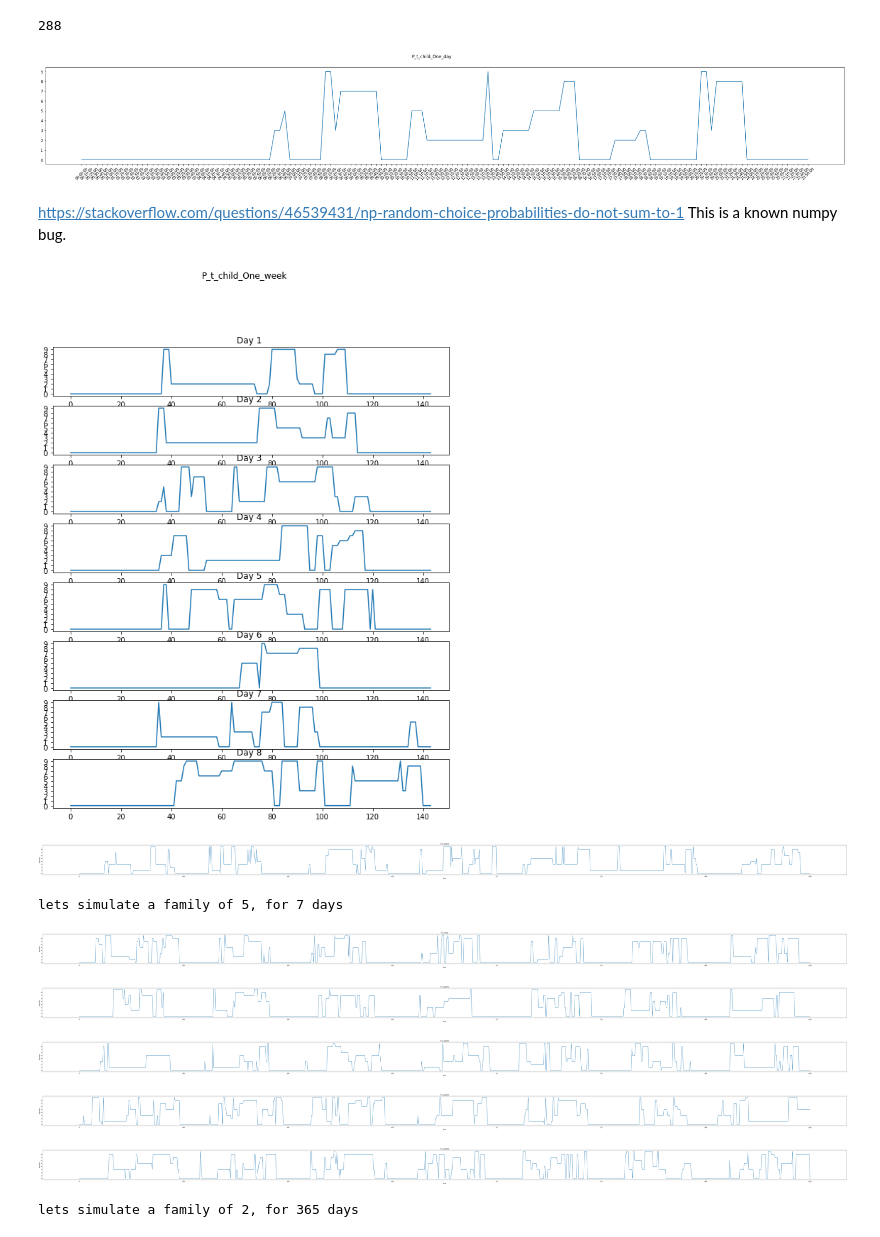
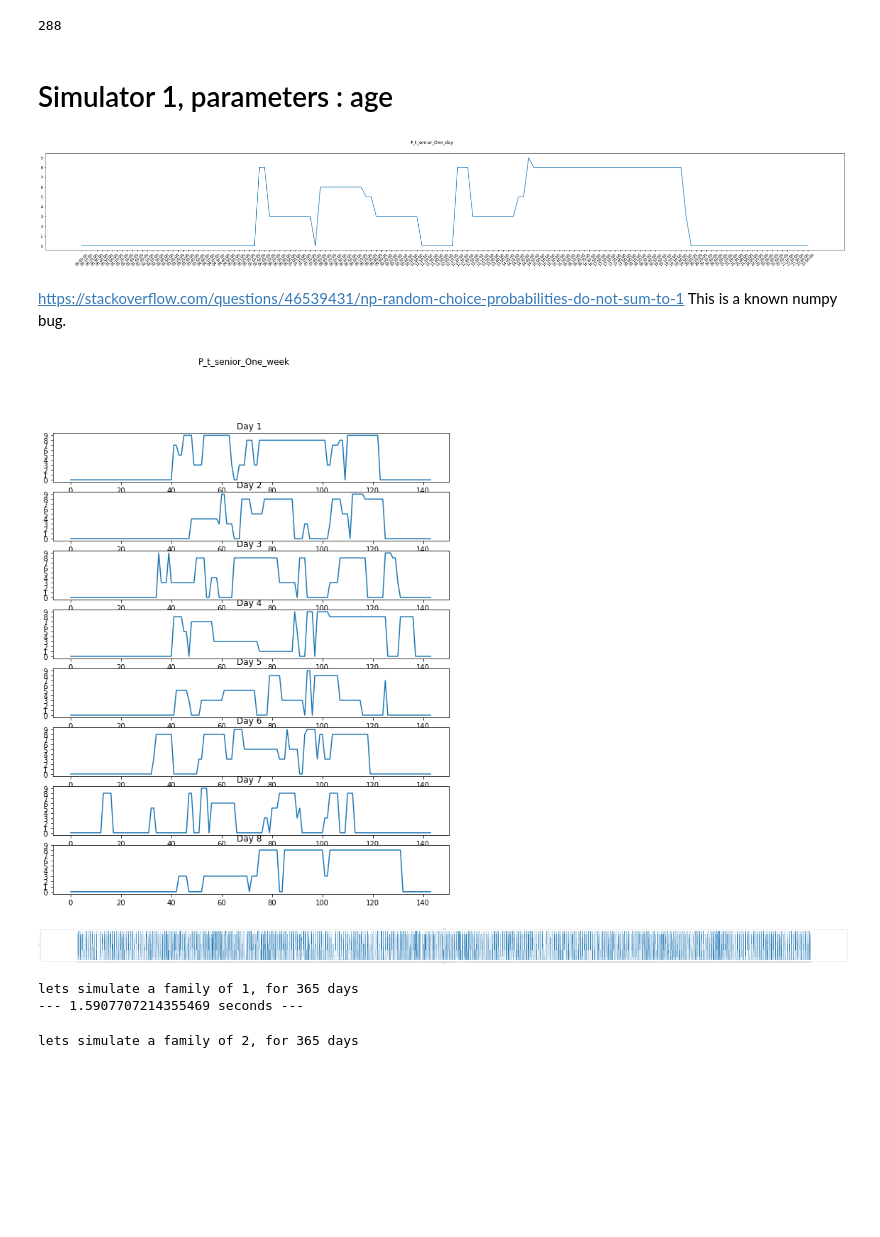
Before and after one commit to arita89/02443-SimSolarEnergy, a Jupyter notebook: code/MarkovChain.ipynb, the cells around one changed output. Cells and saved outputs as stored; diff of their text form; code cells hidden in the pictures; blank space fills up the shorter version.

```diff
--- a/code/MarkovChain.ipynb
+++ b/code/MarkovChain.ipynb
@@ -290,22 +308,22 @@ all_test_df_labels = ['test_df_child','test_df_adult1','test_df_adult2','test_df
     #P_t_senior = pickle.load(f)
     #print(P_t_senior.shape)
 
-with open('21-06-2020_11-20-39_P_t_child.pkl','rb') as f:
+with open('23-06-2020_09-18-48_P_t_child.pkl','rb') as f:
     P_t_child = pickle.load(f)
 
-with open( '21-06-2020_11-20-39_P_t_adult1.pkl','rb') as f:
+with open( '23-06-2020_09-18-48_P_t_adult1.pkl','rb') as f:
     P_t_adult1 = pickle.load(f)
 
-with open('21-06-2020_11-20-39_P_t_adult2.pkl','rb') as f:
+with open('23-06-2020_09-18-48_P_t_adult2.pkl','rb') as f:
     P_t_adult2 = pickle.load(f)
 
-with open('21-06-2020_11-20-39_P_t_adult3.pkl','rb') as f:
+with open('23-06-2020_09-18-48_P_t_adult3.pkl','rb') as f:
     P_t_adult3 = pickle.load(f)
 
-with open('21-06-2020_11-20-39_P_t_adult4.pkl','rb') as f:
+with open('23-06-2020_09-18-48_P_t_adult4.pkl','rb') as f:
     P_t_adult4 = pickle.load(f)
 
-with open('21-06-2020_11-20-39_P_t_senior.pkl','rb') as f:
+with open('23-06-2020_09-18-48_P_t_senior.pkl','rb') as f:
     P_t_senior = pickle.load(f)
 # %%
 #append all P_t in one vector
@@ -607,3 +537,5 @@ len(T*2)
 #max(T)
 # %% [output]
 288
+# %% [markdown]
+# Simulator 1, parameters : age
@@ -612,8 +652,10 @@ len(T*2)
 # note: at time it returns error because the sum of the row of P_t[t given] [j initial state] is not 1.
 # this shouldnt be possible. there must always be one state to move to (at least the same state!)
 # how to catch why some lines at t = 0 are all zeros?
-transitionMatrix = all_P_t[0]
-title = all_P_t_labels[0]+'_One_day'
+i = 5
+
+transitionMatrix = all_P_t[i]
+title = all_P_t_labels[i]+'_One_day'
 activityList = activity_forecast(transitionMatrix,0)
 fig = plt.figure(figsize=(40, 5))
 fig.suptitle(title)
@@ -630,7 +672,7 @@ dt_string = now.strftime("%d-%m-%Y_%H-%M-%S")
 savelabel = dt_string+title
 plt.savefig(savelabel+'.png')
 # %% [output]
-[figure, old version]
+[figure, new version]
 # %% [markdown]
 https://stackoverflow.com/questions/46539431/np-random-choice-probabilities-do-not-sum-to-1
 This is a known numpy bug.
@@ -647,7 +689,7 @@ for iterations in range(0,8):
         list_activity.append(activity_forecast(transitionMatrix,0))
 
 fig = plt.figure(figsize=(10, 15))
-title = all_P_t_labels[0]+'_One_week'
+title = all_P_t_labels[i]+'_One_week'
 fig.suptitle(title )
 
 counter = 1
@@ -664,24 +706,24 @@ dt_string = now.strftime("%d-%m-%Y_%H-%M-%S")
 savelabel = dt_string+title
 plt.savefig(savelabel+'.png')
 # %% [output]
-[figure, old version]
+[figure, new version]
 # %%
 #SIMULATE MANY DAYS, in one time line
 i = 3
-numdays = 7
+numdays = 365
 transitionMatrix = all_P_t[i]
 title = all_P_t_labels[i]+'NumOfDays_'+str(numdays)
 activityList = ForecastAcitivtiesforNdays(transitionMatrix,i,0,numdays)
 
 dt_string = now.strftime("%d-%m-%Y_%H-%M-%S")
 savefig = dt_string+title
 plt.savefig(savefig+'.png')
 
 savelabel ='SimActivities_'+savefig+".csv"
 with open( savelabel,'wb') as f:
     pickle.dump(activityList, f)
 # %% [output]
-[figure, old version]
+[figure, new version]
 # %%
 os.getcwd()
 os.chdir('C:\\Users\\arita\\Documents\\GitHub\\02443-SimSolarEnergy\\code\\activityLists')
@@ -689,26 +733,24 @@ os.chdir('C:\\Users\\arita\\Documents\\GitHub\\02443-SimSolarEnergy\\code\\activ
 #SIMULATE A FAMILY OF PEOPLE FOR N DAYS
 list_of_people = []
 list_of_people.append(P_t_child)
-list_of_people.append(P_t_child)
-list_of_people.append(P_t_adult1)
-list_of_people.append(P_t_adult1)
-list_of_people.append(P_t_senior)
+#list_of_people.append(P_t_child)
+#list_of_people.append(P_t_adult1)
+#list_of_people.append(P_t_adult1)
+#list_of_people.append(P_t_senior)
 
-days = 7
+days = 365
 
+start_time = time.time()
 container_activityLists = SimulateActivitiesForThisListoFPeople(list_of_people,days)
+print("--- %s seconds ---" % (time.time() - start_time))
 
 dt_string = now.strftime("%d-%m-%Y_%H-%M-%S")
 savelabel ='SimActivities_'+str(len(list_of_people))+'_People_'+'_NumOfDays_'+str(days)+".csv"
 with open( savelabel,'wb') as f:
     pickle.dump(container_activityLists, f)
 # %% [output]
-lets simulate a family of 5, for 7 days
+lets simulate a family of 1, for 365 days
+--- 1.5907707214355469 seconds ---
-[figure, removed]
-[figure, removed]
-[figure, removed]
-[figure, removed]
-[figure, removed]
 # %%
 #SIMULATE TWO PERSONS FOR 365 DAYS
 list_of_people = []
```
Also changed, not shown: parts of 43 cells of this notebook, 1 other file.
